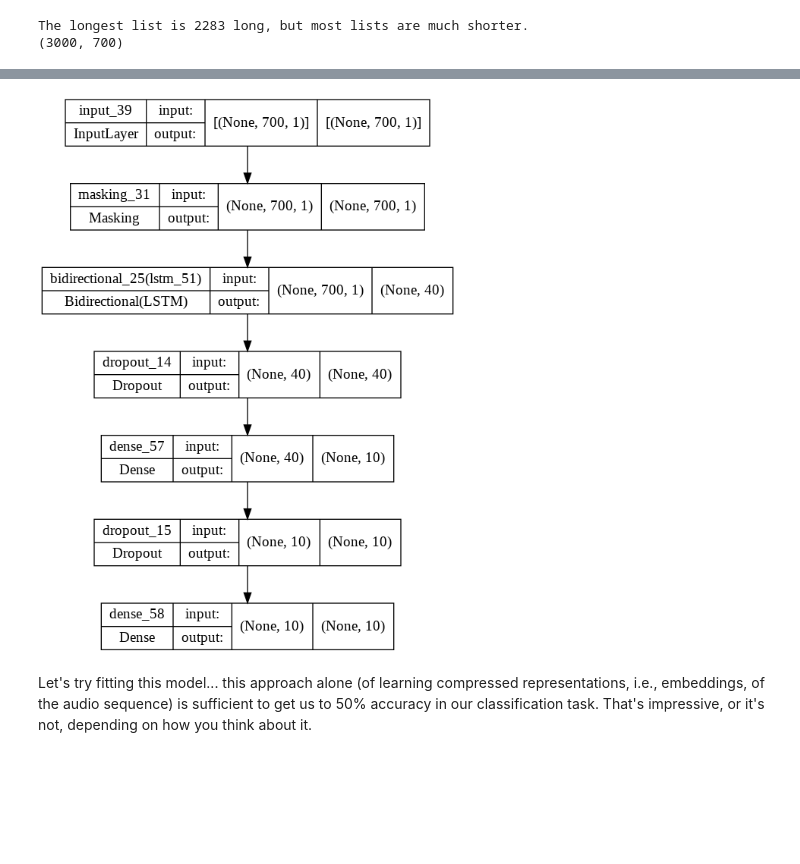
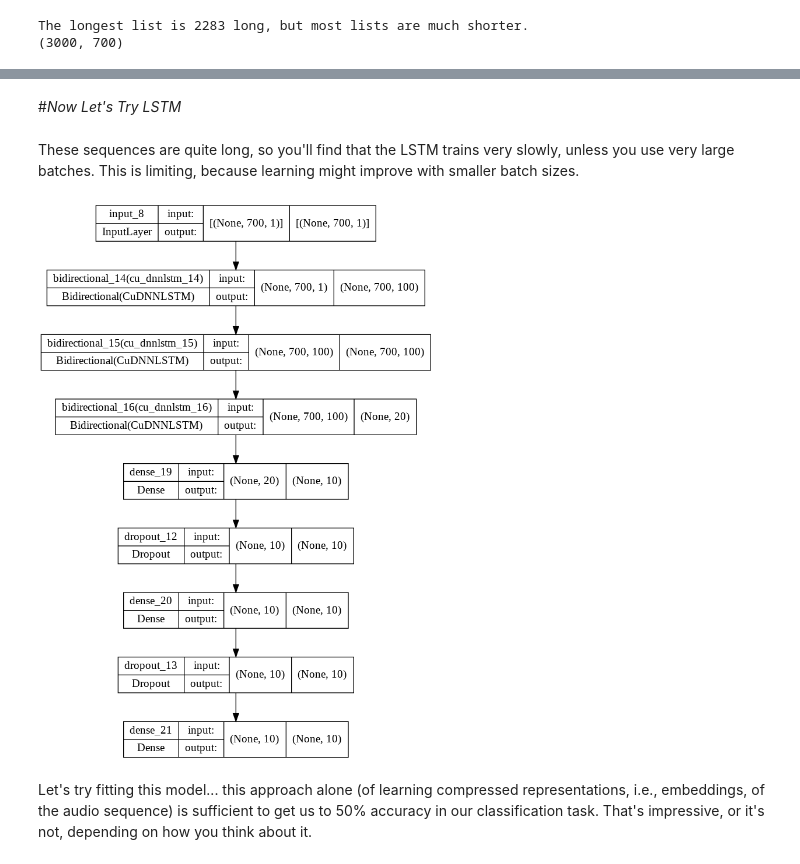
Before and after one commit to ymei9/BA865-2022, a Jupyter notebook: Week 6/6.6 - RNN for Audio.ipynb, the cells around one changed output, grey strips where cells are left out. Drawn from its saved outputs; the diff is of its cells as text; code cells hidden in the pictures; blank space fills up the shorter version.

```diff
--- a/Week 6/6.6 - RNN for Audio.ipynb
+++ b/Week 6/6.6 - RNN for Audio.ipynb
@@ -66,6 +60,8 @@ For each song, let's convert it into numeric sequences, and construct its label
 # %%
 from pathlib import Path
 from scipy.signal import decimate
+
+downsample_factor = 8
 
 def processSong(song):
 
@@ -82,9 +78,9 @@ sequences = []
 for i,file in enumerate(glob.glob(f"{basePath}/*.wav")):
   label, sample_rate, sequence = processSong(file)
   labels.append(label)
-  sample_rates.append(sample_rate/8)
+  sample_rates.append(sample_rate/downsample_factor)
 
-  sequence = decimate(sequence,8) # Downsample with filter by a factor of 4, down to 2000
+  sequence = decimate(sequence,downsample_factor)
 
   sequences.append(sequence)
 
@@ -124,16 +120,26 @@ import numpy as np
 import statistics
 import matplotlib.pyplot as plt
 from keras.preprocessing import sequence
+from sklearn.preprocessing import MinMaxScaler
 
 len_lists = [len(x) for x in sequences]
 plt.hist(len_lists)
 plt.show()
 print(f'The longest list is {max(len_lists)} long, but most lists are much shorter.')
 
+# We can pad the sequences to have a common length (and chop off the end of really long ones)
 labels = np.stack(labels)
-padded_sequences = sequence.pad_sequences(sequences, maxlen=700)
 
-# Shuffling observations, because certain voices come earlier, and others later.
+# Be careful with this pad sequences function! By default it pads at the front...
+# If you pad the wrong end and then truncate that can have a huge impact on model accuracy (e.g., 10%)
+padded_sequences = sequence.pad_sequences(sequences, maxlen=700,padding="post")
+
+# We might use a min-max scaler here to whiten our data. Note that audio data is already generally centered around 0 though! So, it's not that important.
+#scaler = MinMaxScaler(feature_range=(-1, 1))
+#scaler = scaler.fit(padded_sequences)
+#padded_sequences = scaler.transform(padded_sequences)
+
+# Shuffling observations, because certain voices come earlier in the file system, and others later.
 shuffled_indices= np.arange(padded_sequences.shape[0])
 np.random.shuffle(shuffled_indices)
 padded_sequences = padded_sequences[shuffled_indices,:]
@@ -148,0 +229,8 @@ The longest list is 2283 long, but most lists are much shorter.
+# %%
+import matplotlib.pyplot as plt
+plt.style.use('ggplot')
+
+plt.plot(history.history['sparse_categorical_accuracy'],c="r")
+plt.plot(history.history['val_sparse_categorical_accuracy'],c="b")
+plt.legend(['Training','Validation'])
+plt.show()
@@ -149,38 +239,44 @@ The longest list is 2283 long, but most lists are much shorter.
+# %% [markdown]
+#*Now Let's Try LSTM*
+# %% [markdown]
+These sequences are quite long, so you'll find that the LSTM trains very slowly, unless you use very large batches. This is limiting, because learning might improve with smaller batch sizes.
 # %%
 from tensorflow import keras
 from keras import layers
 
-input = keras.Input(shape=(700,1)) # We have 700 time steps, with an input of dimension = 1 at each step, i.e., a scalar.
+input = keras.Input(shape=(padded_sequences.shape[1],1))
 masking_layer = layers.Masking()(input) # Ignore the zero padding.
 
 # Note: We shouldn't use BatchNormalization() with sequence data, because it is not effective / can be harmful.
 # Layer normalization is a better alternative; it normalizes values in a sequence on a per-sequence basis (rather than across sequences in the batch).
 # There is a tensorflow add-on (tfa library) layer that provides an LSTM layer that incorporates layer-normalization, if you want to try it out.
 
-# Note: LSTM units > 1 means you have many parallel LSTMs learning to remember something different about the sequences you pass in.
-
 # If we were to say "return_sequences=True", then this LSTM would return transformations of the sequence (rather than a compressed representation)
 # Each LSTM unit will push the sequence of 700 values through a series of recurring LSTM calculations.
-# Each LSTM unit will produce a compressed representation of the sequence. If we have 20 LSTM units, we get 20 representations (think of this as a 20-dim embedding of the audio sequence)
-# The layer is bi-directional, so we get 2* the number of LSTM outputs, one in each direction, concatenated together, so actually a 40 dim embedding of the audio sequence.
-x = layers.Bidirectional(layers.LSTM(units=20))(masking_layer)
+# Each LSTM unit will produce a compressed representation of the sequence. If we have 10 LSTM units, we get 10 representations (think of this as a 10-dim embedding of the audio sequence)
+# The layer is bi-directional, so we get 2* the number of LSTM outputs, one in each direction, concatenated together, so actually a 20 dim embedding of the audio sequence.
+#x = layers.Bidirectional(layers.LSTM(units=10))(masking_layer)
+x = layers.Bidirectional(layers.CuDNNLSTM(units=50,return_sequences=True))(input)
+x = layers.Bidirectional(layers.CuDNNLSTM(units=50,return_sequences=True))(x)
+x = layers.Bidirectional(layers.CuDNNLSTM(units=10))(x)
 
 # Then I'm passing that to a couple of Dense layers that can figure out how to mix and match and recombine the embedding.
 # Add some dropout so it doesn't start to overfit immediately
+x = layers.Dense(10, activation="relu")(x)
 x = layers.Dropout(0.3)(x)
 x = layers.Dense(10, activation="relu")(x)
 x = layers.Dropout(0.3)(x)
 
 # Finally, we pass the result to a 10-digit softmax output.
 output = layers.Dense(10,activation="softmax")(x)
 
 model = keras.Model(inputs=input,outputs=output)
 
-model.compile(optimizer="rmsprop",loss="sparse_categorical_crossentropy", metrics=['accuracy'])
+model.compile(optimizer="rmsprop",loss="sparse_categorical_crossentropy", metrics=['sparse_categorical_accuracy'])
 
 keras.utils.plot_model(model,show_shapes=True)
 # %% [output]
-[figure, old version]
+[figure, new version]
 # %% [markdown]
 Let's try fitting this model... this approach alone (of learning compressed representations, i.e., embeddings, of the audio sequence) is sufficient to get us to 50% accuracy in our classification task. That's impressive, or it's not, depending on how you think about it.
 # %%
```
Also changed, not shown: parts of 19 cells of this notebook, 3 other files.
